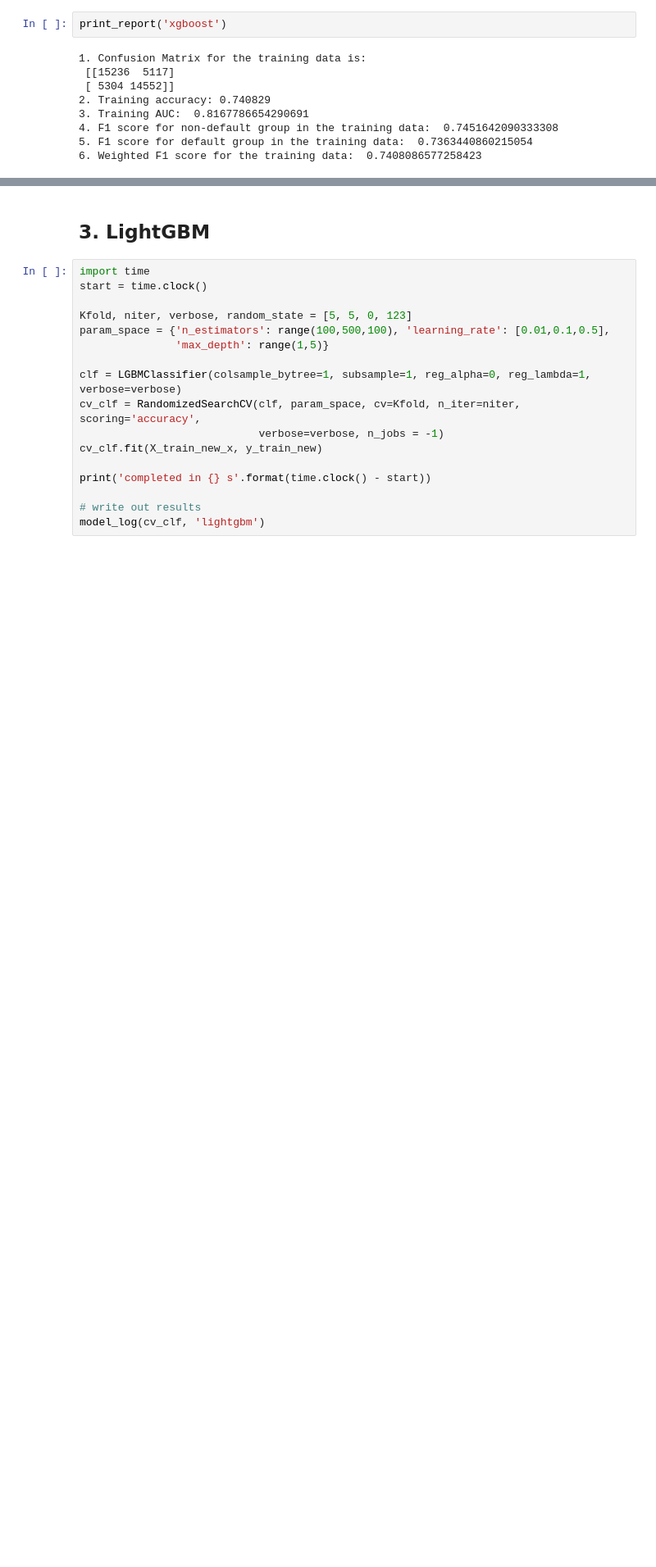
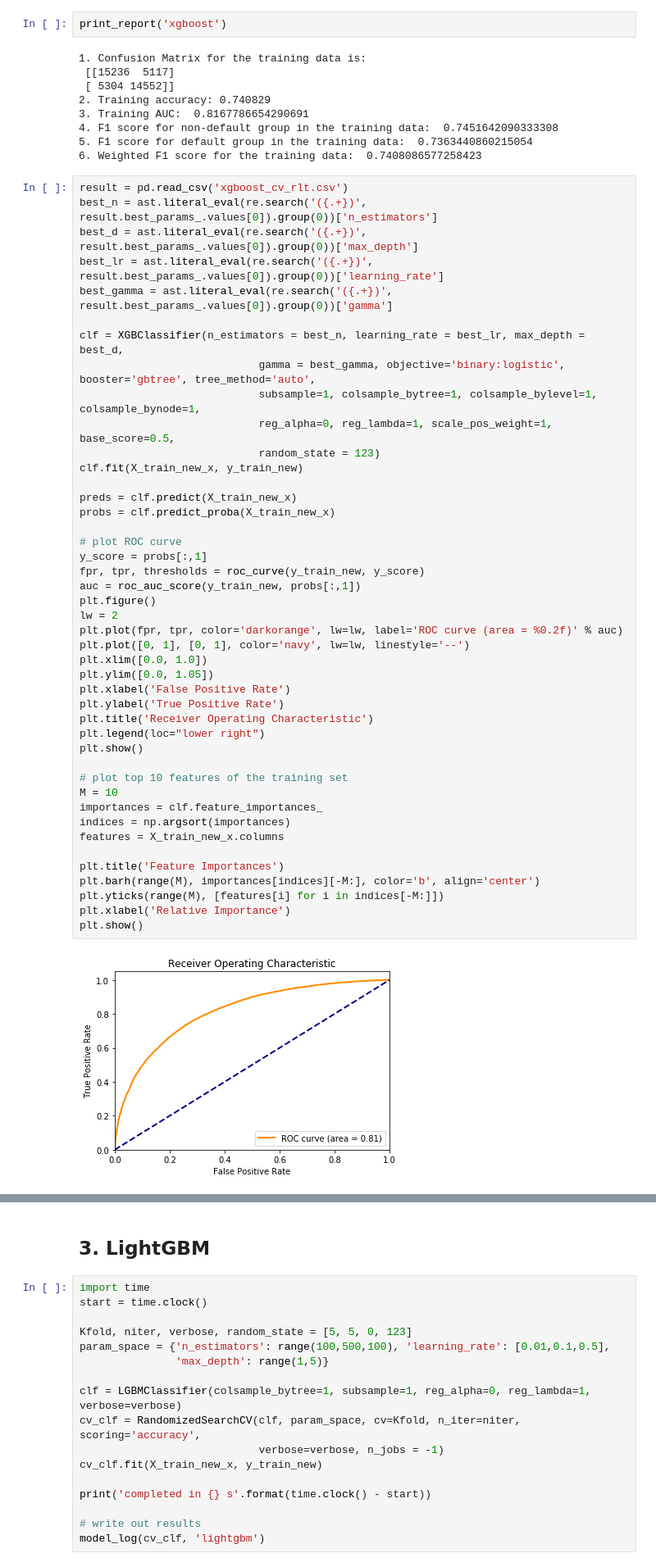
Before and after one commit to lisalb168/Bo_project, a Jupyter notebook: capstone project 1/notebook/Step7_Building_ML_Models_AMZN_simplified_v3.ipynb, the cells around one changed output, grey strips where cells are left out. Shown: that part at 82% size. Cells and saved outputs as stored; diff of their text form; blank space fills up the shorter version.

```diff
--- a/capstone project 1/notebook/Step7_Building_ML_Models_AMZN_simplified_v3.ipynb
+++ b/capstone project 1/notebook/Step7_Building_ML_Models_AMZN_simplified_v3.ipynb
@@ -357,3 +405,49 @@ print_report('xgboost')
 4. F1 score for non-default group in the training data:  0.7451642090333308
 5. F1 score for default group in the training data:  0.7363440860215054
 6. Weighted F1 score for the training data:  0.7408086577258423
+# %%
+result = pd.read_csv('xgboost_cv_rlt.csv')
+best_n = ast.literal_eval(re.search('({.+})', result.best_params_.values[0]).group(0))['n_estimators']
+best_d = ast.literal_eval(re.search('({.+})', result.best_params_.values[0]).group(0))['max_depth']
+best_lr = ast.literal_eval(re.search('({.+})', result.best_params_.values[0]).group(0))['learning_rate']
+best_gamma = ast.literal_eval(re.search('({.+})', result.best_params_.values[0]).group(0))['gamma']
+
+clf = XGBClassifier(n_estimators = best_n, learning_rate = best_lr, max_depth = best_d,
+                            gamma = best_gamma, objective='binary:logistic', booster='gbtree', tree_method='auto',
+                            subsample=1, colsample_bytree=1, colsample_bylevel=1, colsample_bynode=1,
+                            reg_alpha=0, reg_lambda=1, scale_pos_weight=1, base_score=0.5,
+                            random_state = 123)
+clf.fit(X_train_new_x, y_train_new)
+
+preds = clf.predict(X_train_new_x)
+probs = clf.predict_proba(X_train_new_x)
+
+# plot ROC curve
+y_score = probs[:,1]
+fpr, tpr, thresholds = roc_curve(y_train_new, y_score)
+auc = roc_auc_score(y_train_new, probs[:,1])
+plt.figure()
+lw = 2
+plt.plot(fpr, tpr, color='darkorange', lw=lw, label='ROC curve (area = %0.2f)' % auc)
+plt.plot([0, 1], [0, 1], color='navy', lw=lw, linestyle='--')
+plt.xlim([0.0, 1.0])
+plt.ylim([0.0, 1.05])
+plt.xlabel('False Positive Rate')
+plt.ylabel('True Positive Rate')
+plt.title('Receiver Operating Characteristic')
+plt.legend(loc="lower right")
+plt.show()
+
+# plot top 10 features of the training set
+M = 10
+importances = clf.feature_importances_
+indices = np.argsort(importances)
+features = X_train_new_x.columns
+
+plt.title('Feature Importances')
+plt.barh(range(M), importances[indices][-M:], color='b', align='center')
+plt.yticks(range(M), [features[i] for i in indices[-M:]])
+plt.xlabel('Relative Importance')
+plt.show()
+# %% [output]
+[figure, added]
```
Also changed, not shown: parts of 6 cells of this notebook, 1 other file.
